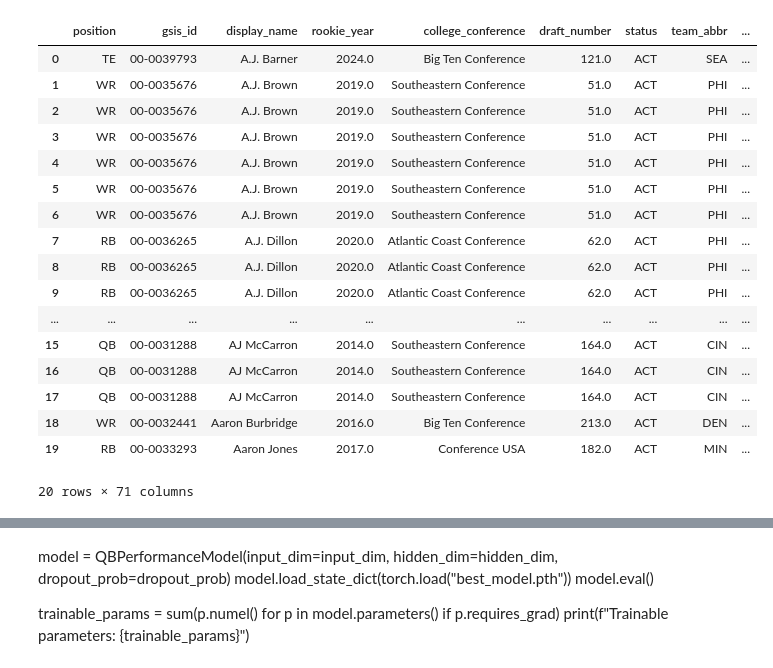
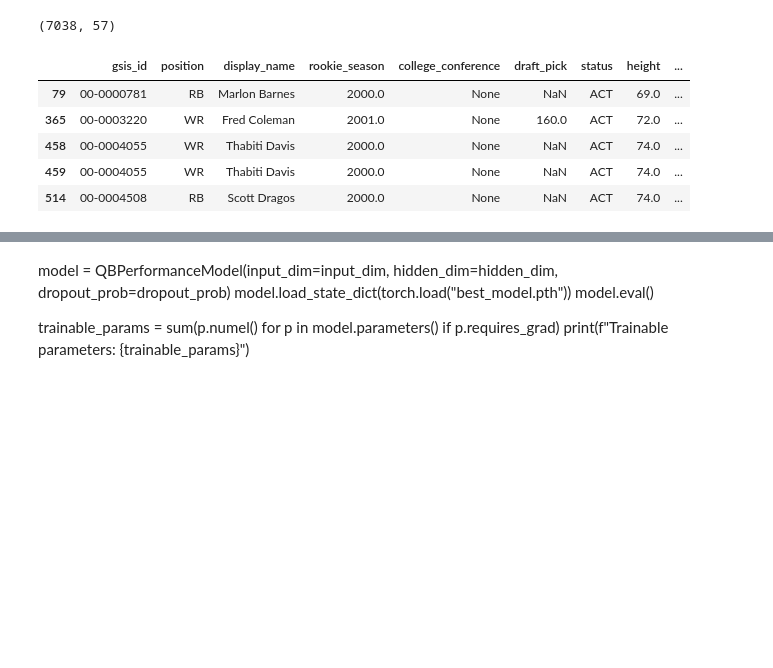
Before and after one commit to samdjol/FF-Project, a Jupyter notebook: Notebooks/FF.ipynb, the cells around one changed output, grey strips where cells are left out. Cells and saved outputs as stored; diff of their text form; code cells hidden in the pictures; blank space fills up the shorter version.

```diff
--- a/Notebooks/FF.ipynb
+++ b/Notebooks/FF.ipynb
@@ -29,18 +63,19 @@ season_df = nfl.import_seasonal_data(year_range, s_type='REG')
 # %%
 season_cols = ['player_id', 'season', 'completions', 'attempts',
-       'passing_yards', 'passing_tds', 'interceptions', 'sacks', 'sack_yards',
-       'sack_fumbles', 'sack_fumbles_lost', 'passing_air_yards',
-       'passing_yards_after_catch', 'passing_first_downs', 'passing_epa',
-       'passing_2pt_conversions', 'pacr', 'dakota', 'carries', 'rushing_yards',
-       'rushing_tds', 'rushing_fumbles', 'rushing_fumbles_lost',
-       'rushing_first_downs', 'rushing_epa', 'rushing_2pt_conversions',
-       'receptions', 'targets', 'receiving_yards', 'receiving_tds',
-       'receiving_fumbles', 'receiving_fumbles_lost', 'receiving_air_yards',
-       'receiving_yards_after_catch', 'receiving_first_downs', 'receiving_epa',
-       'receiving_2pt_conversions', 'racr', 'target_share', 'air_yards_share',
-       'wopr_x', 'special_teams_tds', 'fantasy_points', 'fantasy_points_ppr',
-       'games', 'tgt_sh', 'ay_sh', 'yac_sh', 'wopr_y', 'ry_sh', 'rtd_sh',
-       'rfd_sh', 'rtdfd_sh', 'dom', 'w8dom', 'yptmpa', 'ppr_sh']
+               'passing_yards', 'passing_tds', 'interceptions', 'sacks',
+               'sack_yards','sack_fumbles', 'sack_fumbles_lost', 'passing_air_yards',
+               'passing_yards_after_catch', 'passing_first_downs', 'passing_epa',
+               'passing_2pt_conversions', 'pacr', 'dakota', 'carries', 'rushing_yards',
+               'rushing_tds', 'rushing_fumbles', 'rushing_fumbles_lost',
+               'rushing_first_downs', 'rushing_epa', 'rushing_2pt_conversions',
+               'receptions', 'targets', 'receiving_yards', 'receiving_tds',
+               'receiving_fumbles', 'receiving_fumbles_lost', 'receiving_air_yards',
+               'receiving_yards_after_catch', 'receiving_first_downs', 'receiving_epa',
+               'receiving_2pt_conversions', 'racr', 'target_share', 'air_yards_share',
+               'wopr_x', 'special_teams_tds', 'games', 'dom', 'w8dom'
+              ]
+
+# 'ry_sh', 'rtd_sh', 'rfd_sh', 'rtdfd_sh', 'yptmpa'
 
 season_df = season_df[season_cols]
 # %%
@@ -78,9 +110,10 @@ positions = ['QB', 'RB', 'WR', 'TE']
 skill_df = players[players['position'].isin(positions)].copy()
 skill_df = skill_df[skill_df['status'] == 'ACT']
 # %%
-player_cols = ['position', 'gsis_id',
-       'display_name', 'rookie_year', 'college_conference',
-       'draft_number', 'status', 'team_abbr', 'height', 'weight', 'college_name',
-       'years_of_experience', 'birth_date', 'team_seq']
+player_cols = ['gsis_id', 'position', 'display_name', 'rookie_season',
+               'college_conference', 'draft_pick', 'status', 'height',
+               'weight', 'college_name', 'birth_date', 'draft_team'
+              ]
 
+skill_df = skill_df[skill_df['rookie_season'] >= 2000]
 skill_df = skill_df[player_cols]
@@ -105,29 +130,22 @@ skill_df.head()
 df = pd.merge(
     skill_df,
     season_df,
-    how='inner',
+    how='right',
     left_on='gsis_id',
     right_on='player_id',
-    suffixes=('_skill', '_season')
 )
+# %%
+df = df.dropna(subset=['position'])
+# %%
+df.shape
+# %% [output]
+(7038, 57)
 # %%
-df.head(20)
+df.head()
 # %% [output]
-|  | position | gsis_id | display_name | rookie_year | college_conference | draft_number | status | team_abbr | ... |
-| 0 | TE | 00-0039793 | A.J. Barner | 2024.0 | Big Ten Conference | 121.0 | ACT | SEA | ... |
-| 1 | WR | 00-0035676 | A.J. Brown | 2019.0 | Southeastern Conference | 51.0 | ACT | PHI | ... |
-| 2 | WR | 00-0035676 | A.J. Brown | 2019.0 | Southeastern Conference | 51.0 | ACT | PHI | ... |
-| 3 | WR | 00-0035676 | A.J. Brown | 2019.0 | Southeastern Conference | 51.0 | ACT | PHI | ... |
-| 4 | WR | 00-0035676 | A.J. Brown | 2019.0 | Southeastern Conference | 51.0 | ACT | PHI | ... |
-| 5 | WR | 00-0035676 | A.J. Brown | 2019.0 | Southeastern Conference | 51.0 | ACT | PHI | ... |
-| 6 | WR | 00-0035676 | A.J. Brown | 2019.0 | Southeastern Conference | 51.0 | ACT | PHI | ... |
-| 7 | RB | 00-0036265 | A.J. Dillon | 2020.0 | Atlantic Coast Conference | 62.0 | ACT | PHI | ... |
-| 8 | RB | 00-0036265 | A.J. Dillon | 2020.0 | Atlantic Coast Conference | 62.0 | ACT | PHI | ... |
-| 9 | RB | 00-0036265 | A.J. Dillon | 2020.0 | Atlantic Coast Conference | 62.0 | ACT | PHI | ... |
-| ... | ... | ... | ... | ... | ... | ... | ... | ... | ... |
-| 15 | QB | 00-0031288 | AJ McCarron | 2014.0 | Southeastern Conference | 164.0 | ACT | CIN | ... |
-| 16 | QB | 00-0031288 | AJ McCarron | 2014.0 | Southeastern Conference | 164.0 | ACT | CIN | ... |
-| 17 | QB | 00-0031288 | AJ McCarron | 2014.0 | Southeastern Conference | 164.0 | ACT | CIN | ... |
-| 18 | WR | 00-0032441 | Aaron Burbridge | 2016.0 | Big Ten Conference | 213.0 | ACT | DEN | ... |
-| 19 | RB | 00-0033293 | Aaron Jones | 2017.0 | Conference USA | 182.0 | ACT | MIN | ... |
+|  | gsis_id | position | display_name | rookie_season | college_conference | draft_pick | status | height | ... |
+| 79 | 00-0000781 | RB | Marlon Barnes | 2000.0 | None | NaN | ACT | 69.0 | ... |
+| 365 | 00-0003220 | WR | Fred Coleman | 2001.0 | None | 160.0 | ACT | 72.0 | ... |
+| 458 | 00-0004055 | WR | Thabiti Davis | 2000.0 | None | NaN | ACT | 74.0 | ... |
+| 459 | 00-0004055 | WR | Thabiti Davis | 2000.0 | None | NaN | ACT | 74.0 | ... |
+| 514 | 00-0004508 | RB | Scott Dragos | 2000.0 | None | NaN | ACT | 74.0 | ... |
-20 rows × 71 columns
```
Also changed, not shown: parts of 32 cells of this notebook, 1 other file.
